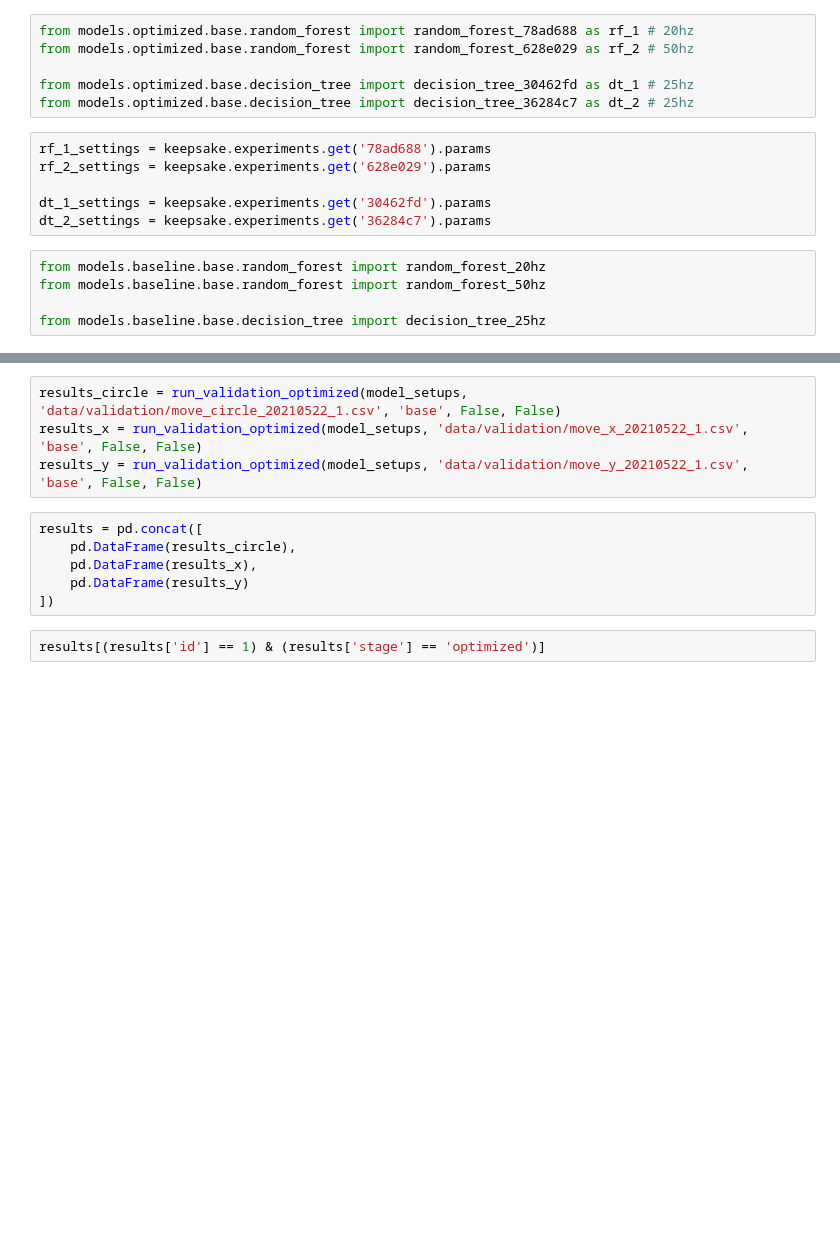
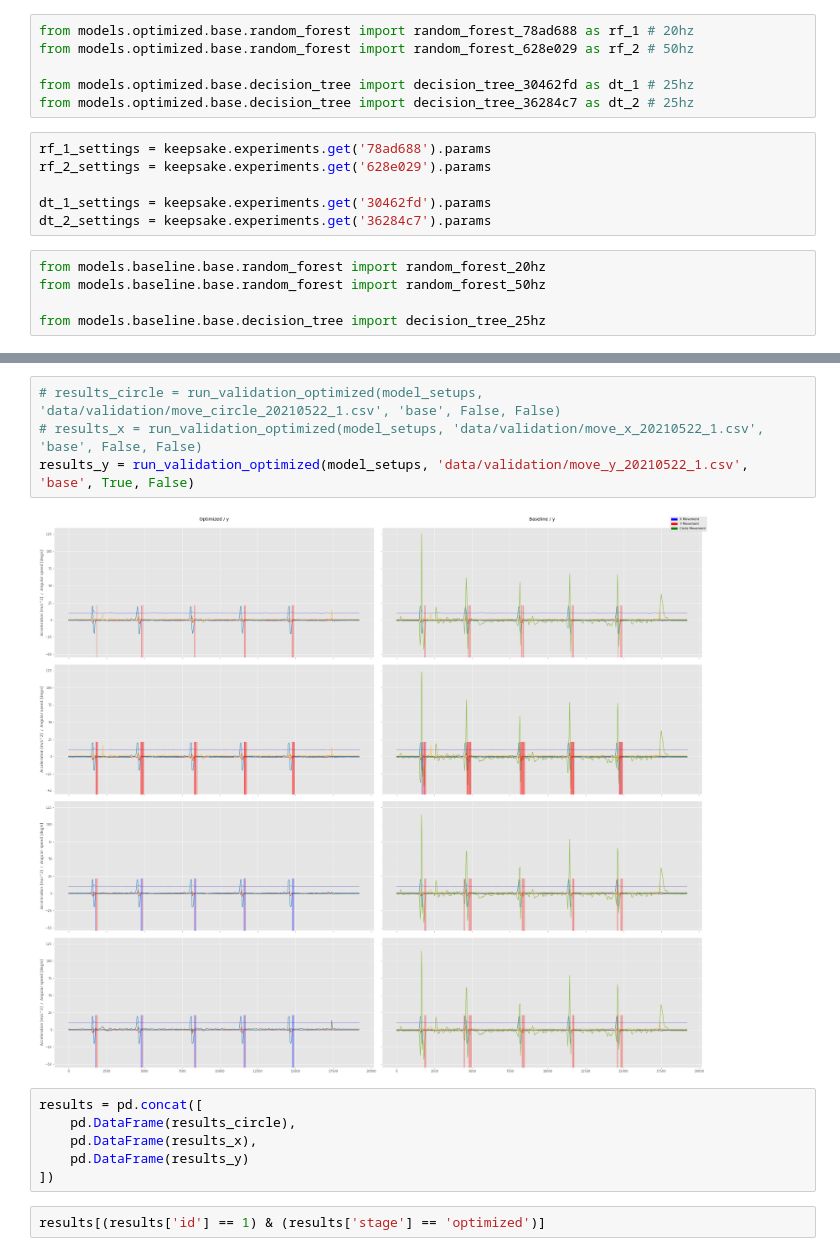
Before and after one commit to tkeyo/tinyml-esp-data, a Jupyter notebook: 6-optimized-model-validation.ipynb, the cells around one changed output, grey strips where cells are left out. Drawn from its saved outputs; the diff is of its cells as text; blank space fills up the shorter version.

```diff
--- a/6-optimized-model-validation.ipynb
+++ b/6-optimized-model-validation.ipynb
@@ -148,9 +155,11 @@ def run_validation_optimized(model_setups, dataset_path, dataset, is_plot=False,
 
     return validation_results
 # %%
-results_circle = run_validation_optimized(model_setups, 'data/validation/move_circle_20210522_1.csv', 'base', False, False)
-results_x = run_validation_optimized(model_setups, 'data/validation/move_x_20210522_1.csv', 'base', False, False)
-results_y = run_validation_optimized(model_setups, 'data/validation/move_y_20210522_1.csv', 'base', False, False)
+# results_circle = run_validation_optimized(model_setups, 'data/validation/move_circle_20210522_1.csv', 'base', False, False)
+# results_x = run_validation_optimized(model_setups, 'data/validation/move_x_20210522_1.csv', 'base', False, False)
+results_y = run_validation_optimized(model_setups, 'data/validation/move_y_20210522_1.csv', 'base', True, False)
+# %% [output]
+[figure, added]
 # %%
 results = pd.concat([
     pd.DataFrame(results_circle),
```
Also changed, not shown: parts of 10 cells of this notebook, 5 other files.
